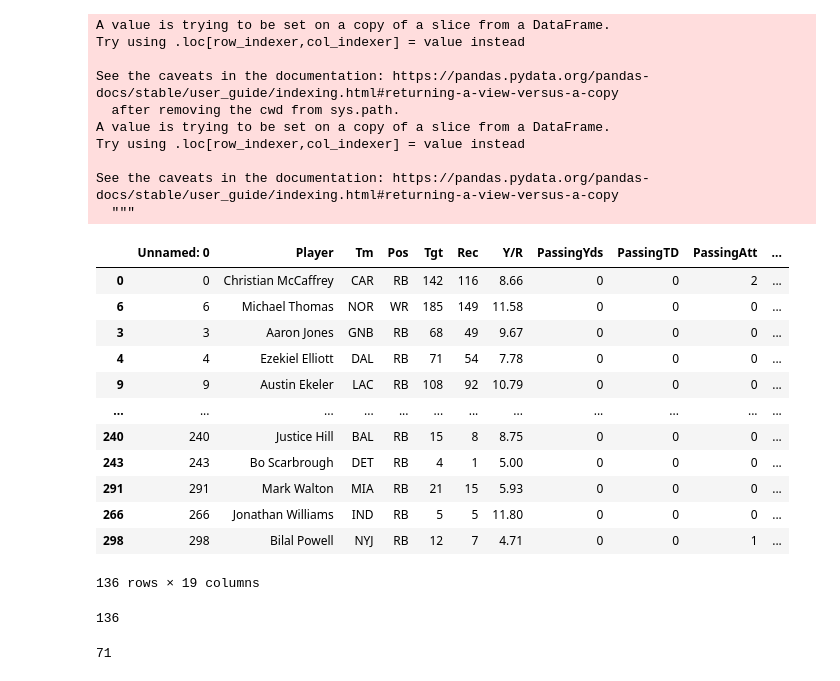
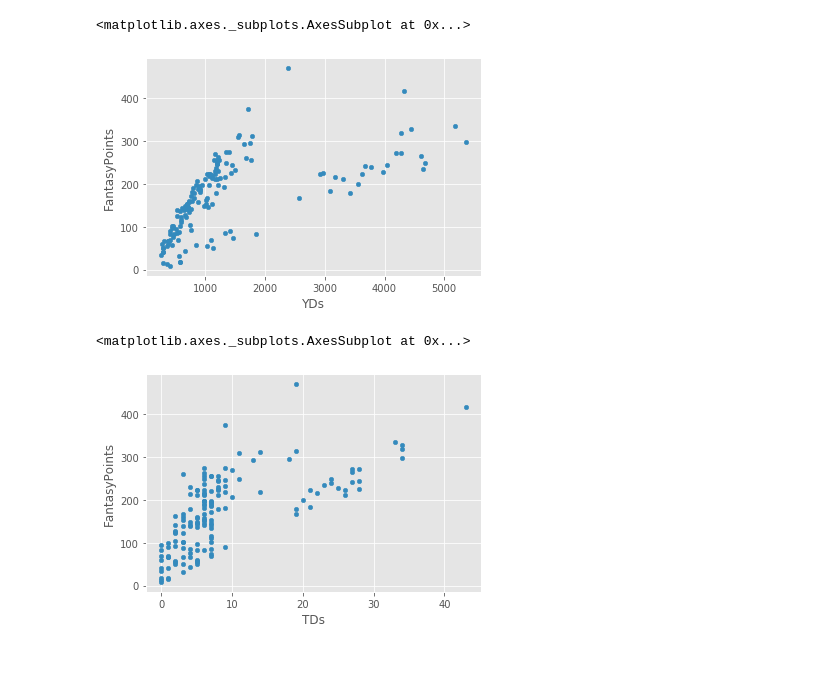
Before and after one commit to ADP51/BIDA_Final_Assignment, a Jupyter notebook: fantasy_analysis.ipynb, the cells around one changed output. Saved outputs shown, nothing was run; the diff lists cells and outputs as text; code cells hidden in the pictures.

```diff
--- a/fantasy_analysis.ipynb
+++ b/fantasy_analysis.ipynb
@@ -115,40 +26,0 @@ See the caveats in the documentation: https://pandas.pydata.org/pandas-docs/stab
-# %%
-# So now we have our ppt which shows us how efficient our players are with their attempts
-# We still need to factor in the amount of touches with the efficiency to come up with a ranking system
-# Let's say that for every 50 touches we give +1 to rank then times that by their ppt rating
-df_skillpos['Rating'] = (df_skillpos['Touches']/50) * df_skillpos['ppt']
-df_qbyearly['Rating'] = (df_qbyearly['Touches']/50) * df_qbyearly['ppt']
-df_skillpos.sort_values(by='Rating', ascending=False)
-# %% [output]
-A value is trying to be set on a copy of a slice from a DataFrame.
-Try using .loc[row_indexer,col_indexer] = value instead
-
-See the caveats in the documentation: https://pandas.pydata.org/pandas-docs/stable/user_guide/indexing.html#returning-a-view-versus-a-copy
-  after removing the cwd from sys.path.
-A value is trying to be set on a copy of a slice from a DataFrame.
-Try using .loc[row_indexer,col_indexer] = value instead
-
-See the caveats in the documentation: https://pandas.pydata.org/pandas-docs/stable/user_guide/indexing.html#returning-a-view-versus-a-copy
-  """
-|  | Unnamed: 0 | Player | Tm | Pos | Tgt | Rec | Y/R | PassingYds | PassingTD | PassingAtt | ... |
-| 0 | 0 | Christian McCaffrey | CAR | RB | 142 | 116 | 8.66 | 0 | 0 | 2 | ... |
-| 6 | 6 | Michael Thomas | NOR | WR | 185 | 149 | 11.58 | 0 | 0 | 0 | ... |
-| 3 | 3 | Aaron Jones | GNB | RB | 68 | 49 | 9.67 | 0 | 0 | 0 | ... |
-| 4 | 4 | Ezekiel Elliott | DAL | RB | 71 | 54 | 7.78 | 0 | 0 | 0 | ... |
-| 9 | 9 | Austin Ekeler | LAC | RB | 108 | 92 | 10.79 | 0 | 0 | 0 | ... |
-| ... | ... | ... | ... | ... | ... | ... | ... | ... | ... | ... | ... |
-| 240 | 240 | Justice Hill | BAL | RB | 15 | 8 | 8.75 | 0 | 0 | 0 | ... |
-| 243 | 243 | Bo Scarbrough | DET | RB | 4 | 1 | 5.00 | 0 | 0 | 0 | ... |
-| 291 | 291 | Mark Walton | MIA | RB | 21 | 15 | 5.93 | 0 | 0 | 0 | ... |
-| 266 | 266 | Jonathan Williams | IND | RB | 5 | 5 | 11.80 | 0 | 0 | 0 | ... |
-| 298 | 298 | Bilal Powell | NYJ | RB | 12 | 7 | 4.71 | 0 | 0 | 1 | ... |
-136 rows × 19 columns
-# %%
-#find the length of data frames
-len(df_skillpos)
-# %% [output]
-136
-# %%
-len(df_qbyearly)
-# %% [output]
-71
@@ -161,0 +27,12 @@ df_qbtest = df_qbyearly[-14:]
+# %%
+plt.style.use('ggplot')
+df_train.plot(x='YDs', y='FantasyPoints', kind='scatter')
+# %% [output]
+<matplotlib.axes._subplots.AxesSubplot at 0x...>
+[figure, added]
+# %%
+plt.style.use('ggplot')
+df_train.plot(x='TDs', y='FantasyPoints', kind='scatter')
+# %% [output]
+<matplotlib.axes._subplots.AxesSubplot at 0x...>
+[figure, added]
```
Also changed, not shown: parts of 12 cells of this notebook, 3 other files.
